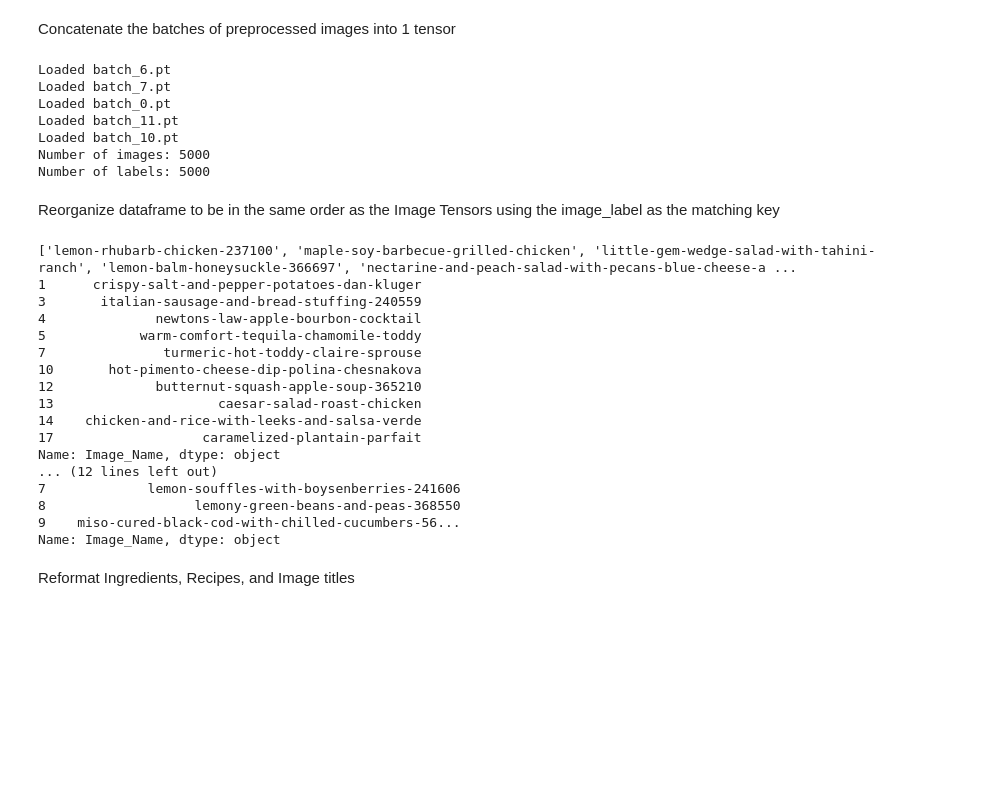
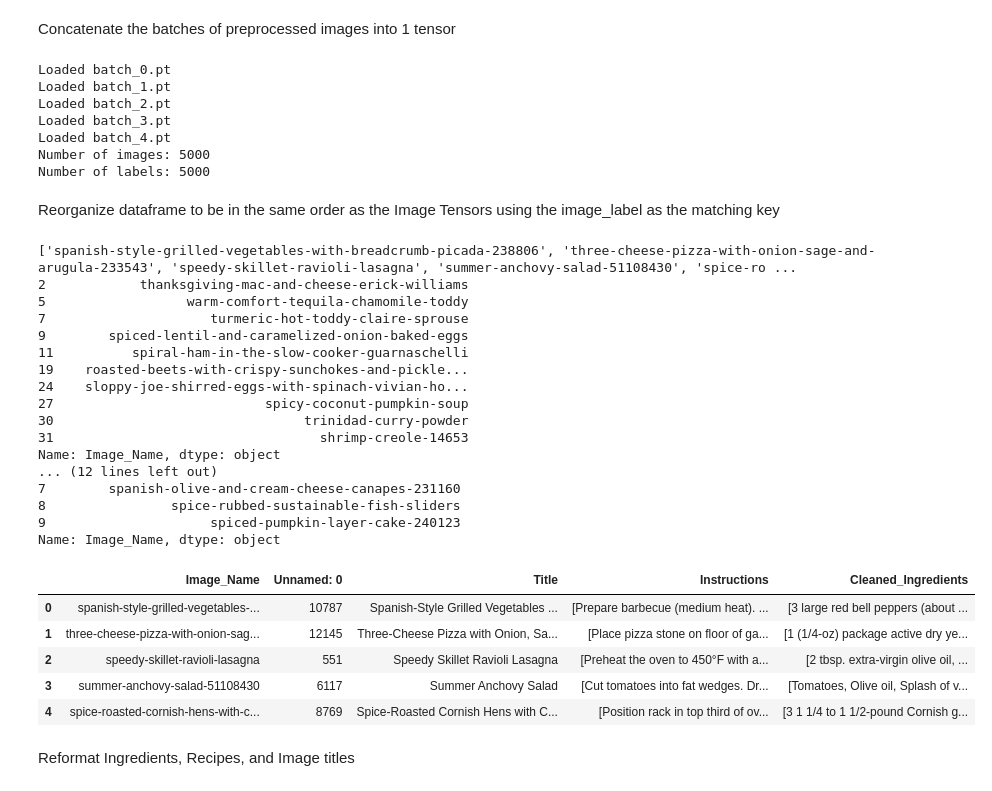
Before and after one commit to jgronlund/ImageClassification, a Jupyter notebook: training.ipynb, the cells around one changed output. Cells and saved outputs as stored; diff of their text form; code cells hidden in the pictures; blank space fills up the shorter version.

```diff
--- a/training.ipynb
+++ b/training.ipynb
@@ -20,4 +20,4 @@ sys.path.append(GOOGLE_DRIVE_PATH)
 # relative paths
 models_dir = 'models'
 csv_path = 'Data/updated_data_with_lists.csv'
-tensors_dir = 'Data/tensor_batches'
+tensors_dir = 'Data/tensor_batch_notaugmented'
@@ -67,11 +75,11 @@ print(f"Number of images: {all_image_tensors.size(0)}")
 print(f"Number of labels: {len(all_image_labels)}")
 assert all_image_tensors.size(0) == len(all_image_labels), "Mismatch between images and labels!"
 # %% [output]
-Loaded batch_6.pt
-Loaded batch_7.pt
 Loaded batch_0.pt
-Loaded batch_11.pt
-Loaded batch_10.pt
+Loaded batch_1.pt
+Loaded batch_2.pt
+Loaded batch_3.pt
+Loaded batch_4.pt
 Number of images: 5000
 Number of labels: 5000
 # %% [markdown]
@@ -109,22 +117,31 @@ print(f"Number of rows in filtered_df: {len(filtered_df)}")
 filtered_df = filtered_df.set_index("Image_Name").loc[filtered_labels].reset_index()
 print(filtered_df["Image_Name"][:10])
 # %% [output]
-['lemon-rhubarb-chicken-237100', 'maple-soy-barbecue-grilled-chicken', 'little-gem-wedge-salad-with-tahini-ranch', 'lemon-balm-honeysuckle-366697', 'nectarine-and-peach-salad-with-pecans-blue-cheese-a ...
-1      crispy-salt-and-pepper-potatoes-dan-kluger
-3       italian-sausage-and-bread-stuffing-240559
-4              newtons-law-apple-bourbon-cocktail
-5            warm-comfort-tequila-chamomile-toddy
-7               turmeric-hot-toddy-claire-sprouse
-10       hot-pimento-cheese-dip-polina-chesnakova
-12             butternut-squash-apple-soup-365210
-13                     caesar-salad-roast-chicken
-14    chicken-and-rice-with-leeks-and-salsa-verde
-17                   caramelized-plantain-parfait
+['spanish-style-grilled-vegetables-with-breadcrumb-picada-238806', 'three-cheese-pizza-with-onion-sage-and-arugula-233543', 'speedy-skillet-ravioli-lasagna', 'summer-anchovy-salad-51108430', 'spice-ro ...
+2            thanksgiving-mac-and-cheese-erick-williams
+5                  warm-comfort-tequila-chamomile-toddy
+7                     turmeric-hot-toddy-claire-sprouse
+9        spiced-lentil-and-caramelized-onion-baked-eggs
+11          spiral-ham-in-the-slow-cooker-guarnaschelli
+19    roasted-beets-with-crispy-sunchokes-and-pickle...
+24    sloppy-joe-shirred-eggs-with-spinach-vivian-ho...
+27                           spicy-coconut-pumpkin-soup
+30                                trinidad-curry-powder
+31                                  shrimp-creole-14653
 Name: Image_Name, dtype: object
 ... (12 lines left out)
-7             lemon-souffles-with-boysenberries-241606
-8                   lemony-green-beans-and-peas-368550
-9    miso-cured-black-cod-with-chilled-cucumbers-56...
+7        spanish-olive-and-cream-cheese-canapes-231160
+8                spice-rubbed-sustainable-fish-sliders
+9                     spiced-pumpkin-layer-cake-240123
 Name: Image_Name, dtype: object
+# %%
+filtered_df.head()
+# %% [output]
+|  | Image_Name | Unnamed: 0 | Title | Instructions | Cleaned_Ingredients |
+| 0 | spanish-style-grilled-vegetables-... | 10787 | Spanish-Style Grilled Vegetables ... | [Prepare barbecue (medium heat). ... | [3 large red bell peppers (about ... |
+| 1 | three-cheese-pizza-with-onion-sag... | 12145 | Three-Cheese Pizza with Onion, Sa... | [Place pizza stone on floor of ga... | [1 (1/4-oz) package active dry ye... |
+| 2 | speedy-skillet-ravioli-lasagna | 551 | Speedy Skillet Ravioli Lasagna | [Preheat the oven to 450°F with a... | [2 tbsp. extra-virgin olive oil, ... |
+| 3 | summer-anchovy-salad-51108430 | 6117 | Summer Anchovy Salad | [Cut tomatoes into fat wedges. Dr... | [Tomatoes, Olive oil, Splash of v... |
+| 4 | spice-roasted-cornish-hens-with-c... | 8769 | Spice-Roasted Cornish Hens with C... | [Position rack in top third of ov... | [3 1 1/4 to 1 1/2-pound Cornish g... |
 # %% [markdown]
 Reformat Ingredients, Recipes, and Image titles
```
Also changed, not shown: parts of 23 cells of this notebook, 8 other files.
